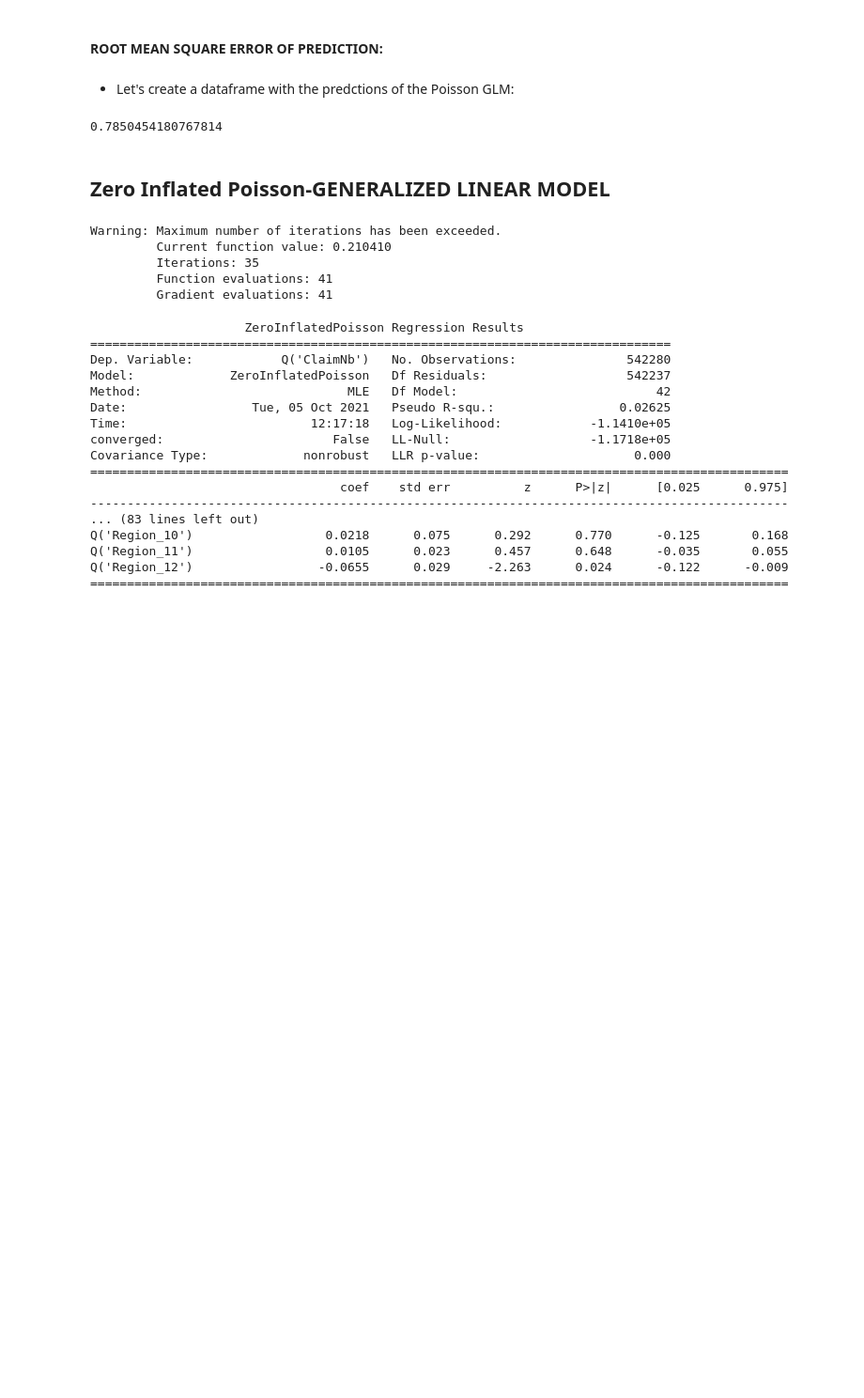
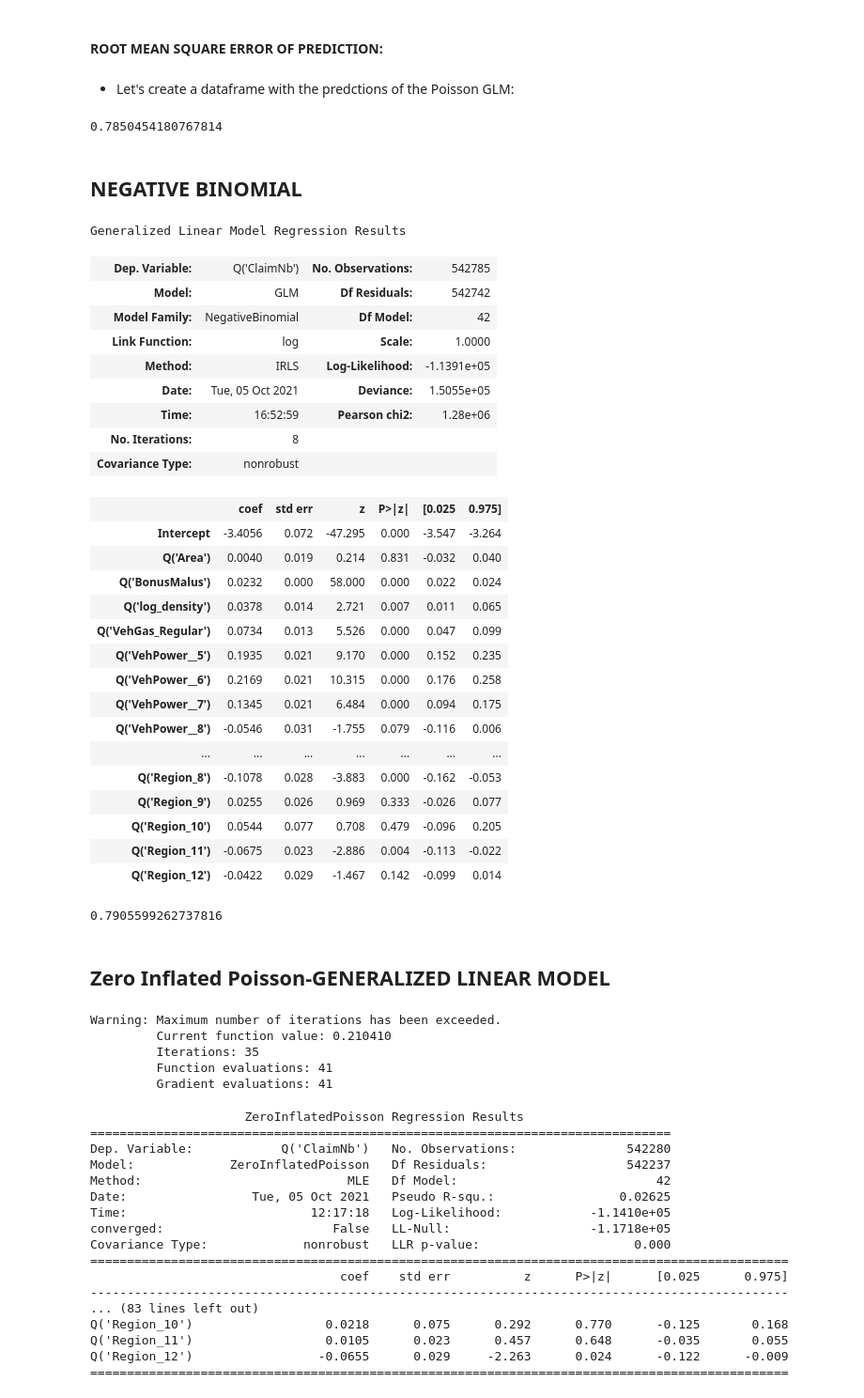
Before and after one commit to JulianTrufero/Claims-Frequency-Predicitons, a Jupyter notebook: Notebooks/statistical_modelling.ipynb, the cells around one changed output. Shown at 94% size. Cells and saved outputs as stored; diff of their text form; code cells hidden in the pictures; blank space fills up the shorter version.

```diff
--- a/Notebooks/statistical_modelling.ipynb
+++ b/Notebooks/statistical_modelling.ipynb
@@ -165,3 +163,36 @@ poisson_rmse = sum(rmse)/len(rmse)
 poisson_rmse
 # %% [output]
 0.7850454180767814
+# %% [markdown]
+## NEGATIVE BINOMIAL
+# %%
+negbi_model = sm.GLM(y_train, X_train, exposure=claimsdf_train.Exposure, family=sm.families.NegativeBinomial()).fit()
+# %%
+negbi_model.summary()
+# %% [output]
+Generalized Linear Model Regression Results
+| Dep. Variable: | Q('ClaimNb') | No. Observations: | 542785 |
+| Model: | GLM | Df Residuals: | 542742 |
+| Model Family: | NegativeBinomial | Df Model: | 42 |
+| Link Function: | log | Scale: | 1.0000 |
+| Method: | IRLS | Log-Likelihood: | -1.1391e+05 |
+| Date: | Tue, 05 Oct 2021 | Deviance: | 1.5055e+05 |
+| Time: | 16:52:59 | Pearson chi2: | 1.28e+06 |
+| No. Iterations: | 8 |  |  |
+| Covariance Type: | nonrobust |  |  |
+|  | coef | std err | z | P>|z| | [0.025 | 0.975] |
+| Intercept | -3.4056 | 0.072 | -47.295 | 0.000 | -3.547 | -3.264 |
+| Q('Area') | 0.0040 | 0.019 | 0.214 | 0.831 | -0.032 | 0.040 |
+| Q('BonusMalus') | 0.0232 | 0.000 | 58.000 | 0.000 | 0.022 | 0.024 |
+| Q('log_density') | 0.0378 | 0.014 | 2.721 | 0.007 | 0.011 | 0.065 |
+| Q('VehGas_Regular') | 0.0734 | 0.013 | 5.526 | 0.000 | 0.047 | 0.099 |
+| Q('VehPower__5') | 0.1935 | 0.021 | 9.170 | 0.000 | 0.152 | 0.235 |
+| Q('VehPower__6') | 0.2169 | 0.021 | 10.315 | 0.000 | 0.176 | 0.258 |
+| Q('VehPower__7') | 0.1345 | 0.021 | 6.484 | 0.000 | 0.094 | 0.175 |
+| Q('VehPower__8') | -0.0546 | 0.031 | -1.755 | 0.079 | -0.116 | 0.006 |
+| ... | ... | ... | ... | ... | ... | ... |
+| Q('Region_8') | -0.1078 | 0.028 | -3.883 | 0.000 | -0.162 | -0.053 |
+| Q('Region_9') | 0.0255 | 0.026 | 0.969 | 0.333 | -0.026 | 0.077 |
+| Q('Region_10') | 0.0544 | 0.077 | 0.708 | 0.479 | -0.096 | 0.205 |
+| Q('Region_11') | -0.0675 | 0.023 | -2.886 | 0.004 | -0.113 | -0.022 |
+| Q('Region_12') | -0.0422 | 0.029 | -1.467 | 0.142 | -0.099 | 0.014 |
@@ -168,3 +211,8 @@ poisson_rmse
+# %%
+negbi_rmse = sum(rmse_ng)/len(rmse_ng)
+negbi_rmse
+# %% [output]
+0.7905599262737816
 # %% [markdown]
 ## Zero Inflated Poisson-GENERALIZED LINEAR MODEL
 # %%
```
Also changed, not shown: parts of 12 cells of this notebook, 20 other files.
